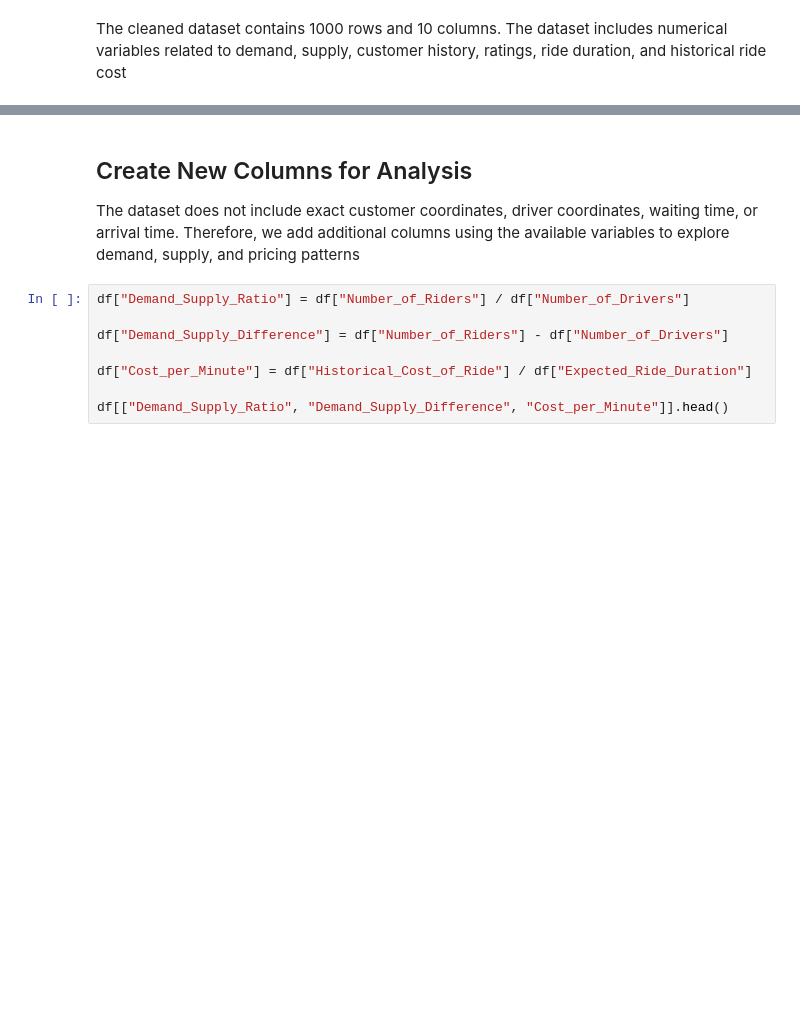
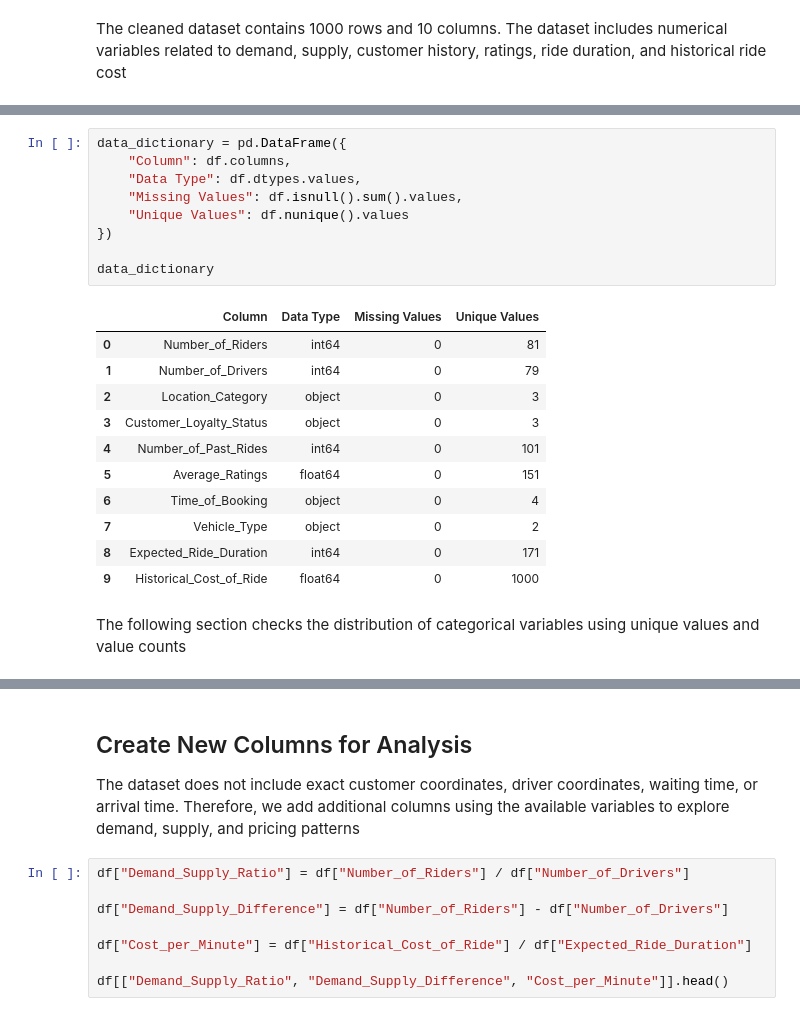
Before and after one commit to victoriabotezatu/dynamic-pricing-project, a Jupyter notebook: Notebooks /02_eda.ipynb, the cells around one changed output, grey strips where cells are left out. Cells and saved outputs as stored; diff of their text form; blank space fills up the shorter version.

Commit message:
Add Pandas EDA filtering and overview sections

```diff
--- a/Notebooks /02_eda.ipynb
+++ b/Notebooks /02_eda.ipynb
@@ -71,0 +78,23 @@ The cleaned dataset contains 1000 rows and 10 columns. The dataset includes nume
+# %%
+data_dictionary = pd.DataFrame({
+    "Column": df.columns,
+    "Data Type": df.dtypes.values,
+    "Missing Values": df.isnull().sum().values,
+    "Unique Values": df.nunique().values
+})
+
+data_dictionary
+# %% [output]
+|  | Column | Data Type | Missing Values | Unique Values |
+| 0 | Number_of_Riders | int64 | 0 | 81 |
+| 1 | Number_of_Drivers | int64 | 0 | 79 |
+| 2 | Location_Category | object | 0 | 3 |
+| 3 | Customer_Loyalty_Status | object | 0 | 3 |
+| 4 | Number_of_Past_Rides | int64 | 0 | 101 |
+| 5 | Average_Ratings | float64 | 0 | 151 |
+| 6 | Time_of_Booking | object | 0 | 4 |
+| 7 | Vehicle_Type | object | 0 | 2 |
+| 8 | Expected_Ride_Duration | int64 | 0 | 171 |
+| 9 | Historical_Cost_of_Ride | float64 | 0 | 1000 |
+# %% [markdown]
+The following section checks the distribution of categorical variables using unique values and value counts
```
Also changed, not shown: parts of 7 cells of this notebook.
